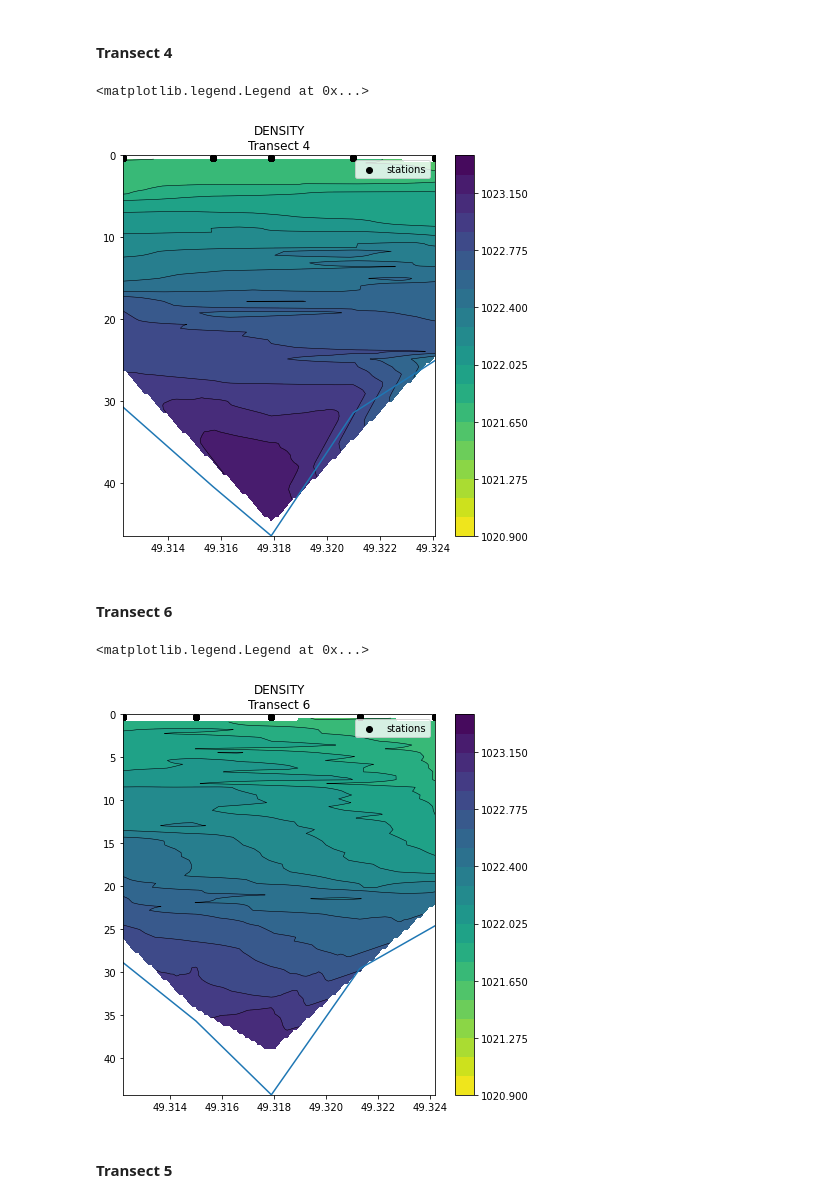
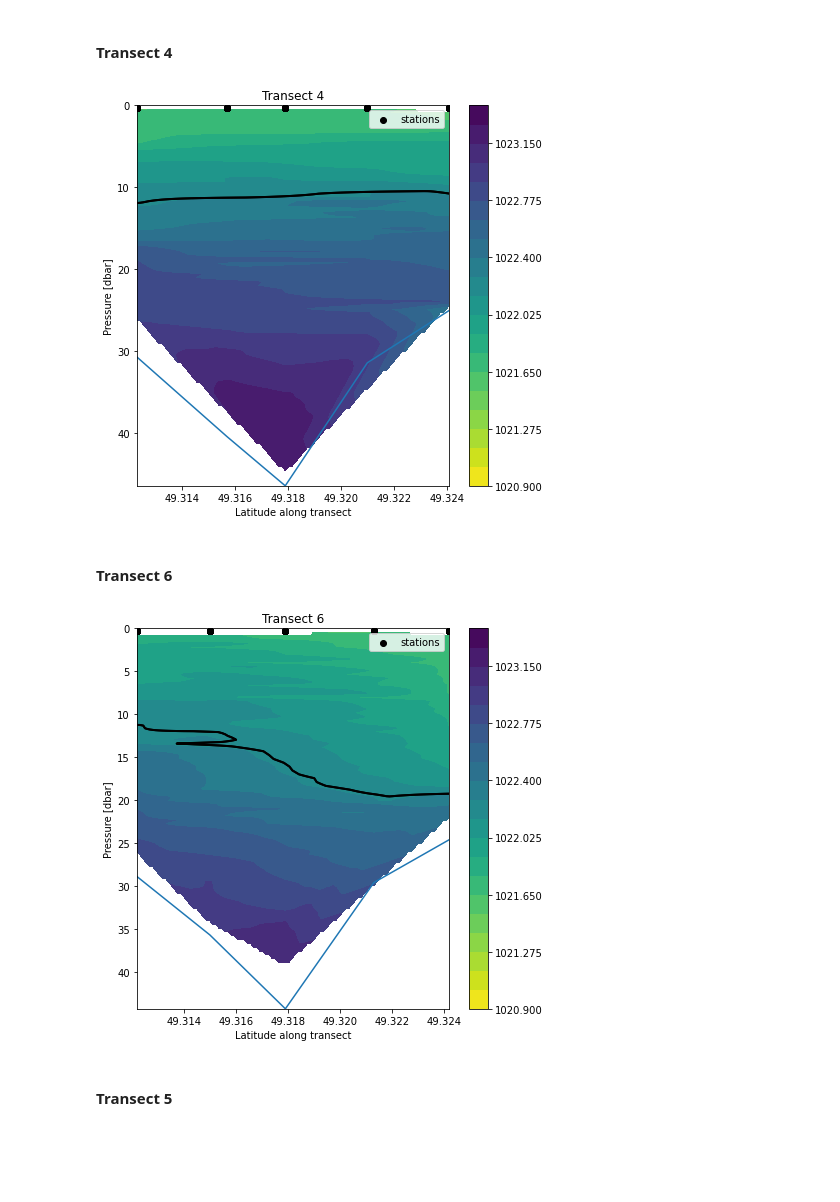
Before and after one commit to rbeutel/EOSC573, a Jupyter notebook: project/CTDanalysis.ipynb, the cells around one changed output. Saved outputs shown, nothing was run; the diff lists cells and outputs as text; code cells hidden in the pictures; blank space fills up the shorter version.

```diff
--- a/project/CTDanalysis.ipynb
+++ b/project/CTDanalysis.ipynb
@@ -289,47 +260,22 @@ yi = np.linspace(0, max(bottomdepth), ngridy)
 zi = griddata((lat, seadepth), density, (xi[None, :], yi[:, None]), method='linear')
 
 plt.figure(figsize=(7,7))
-plt.contour(xi, yi, zi, levels, linewidths=0.5, colors='k')
+plt.contour(xi, yi, zi, [1022.25,1022.2501], linewidths=2, colors='k', label='jet extent')
+# plt.contour(xi, yi, zi, levels, linewidths=0.5, colors='k')
 plt.contourf(xi, yi, zi, levels, cmap="viridis_r")
 plt.colorbar(boundaries=np.linspace(Dmin, Dmax, 21))
 #depth
 plt.plot(bottomlat, bottomdepth)
 plt.axis([min(lat),max(lat),max(bottomdepth),0])
-plt.title('DENSITY\nTransect 4')
-
+plt.title('Transect 4')
+plt.ylabel('Pressure [dbar]')
+plt.xlabel('Latitude along transect')
 plt.scatter(lat,top, c='k', label='stations')
 plt.legend()
 
-#SALINITY
-# Linearly interpolate the data (x, y) on a grid defined by (xi, yi).
-# zi = griddata((lat, seadepth), salinity, (xi[None, :], yi[:, None]), method='linear')
-
-# plt.figure(figsize=(20,10))
-
-# plt.subplot(1,2,1)
-# plt.contour(xi, yi, zi, levels=14, linewidths=0.5, colors='k')
-# plt.contourf(xi, yi, zi, levels=14, cmap="RdBu_r")
-# plt.colorbar()
-# #depth
-# plt.plot(bottomlat, bottomdepth)
-# plt.axis([min(lat),max(lat),max(bottomdepth),0])
-# plt.title('SALINITY\nTransect 2')
-
-# #TEMPERATURE
-# # Linearly interpolate the data (x, y) on a grid defined by (xi, yi).
-# zi = griddata((lat, seadepth), temperature, (xi[None, :], yi[:, None]), method='linear')
-
-# plt.subplot(1,2,2)
-# plt.contour(xi, yi, zi, levels=14, linewidths=0.5, colors='k')
-# plt.contourf(xi, yi, zi, levels=14, cmap="RdBu_r")
-# plt.colorbar()
-# #depth
-# plt.plot(bottomlat, bottomdepth)
-# plt.axis([min(lat),max(lat),max(bottomdepth),0])
-# plt.title('TEMPERATURE\nTransect 2')
+plt.savefig('rho_tr4.png')
 # %% [output]
-<matplotlib.legend.Legend at 0x...>
-[figure, old version]
+[figure, new version]
 # %% [markdown]
 #### Transect 6
 # %%
@@ -345,56 +291,31 @@ bottomlat = list(dict.fromkeys([df.lat[i] for i in range(len(df)) if df.transect
 # %%
 # Create grid values first.
 ngridx = 100
 ngridy = 100
 xi = np.linspace(min(lat),max(lat), ngridx)
 yi = np.linspace(0, max(bottomdepth), ngridy)
 
 #DENSITY
 # Linearly interpolate the data (x, y) on a grid defined by (xi, yi).
 zi = griddata((lat, seadepth), density, (xi[None, :], yi[:, None]), method='linear')
 
 plt.figure(figsize=(7,7))
-plt.contour(xi, yi, zi, levels, linewidths=0.5, colors='k')
+plt.contour(xi, yi, zi, [1022.25,1022.2501], linewidths=2, colors='k', label='jet extent')
+# plt.contour(xi, yi, zi, levels, linewidths=0.5, colors='k')
 plt.contourf(xi, yi, zi, levels, cmap="viridis_r")
 plt.colorbar(boundaries=np.linspace(Dmin, Dmax, 21))
 #depth
 plt.plot(bottomlat, bottomdepth)
 plt.axis([min(lat),max(lat),max(bottomdepth),0])
-plt.title('DENSITY\nTransect 6')
-
+plt.title('Transect 6')
+plt.ylabel('Pressure [dbar]')
+plt.xlabel('Latitude along transect')
 plt.scatter(lat,top, c='k', label='stations')
 plt.legend()
 
-# #SALINITY
-# # Linearly interpolate the data (x, y) on a grid defined by (xi, yi).
-# zi = griddata((lat, seadepth), salinity, (xi[None, :], yi[:, None]), method='linear')
-
-# plt.figure(figsize=(20,10))
-
-# plt.subplot(1,2,1)
-# plt.contour(xi, yi, zi, levels=14, linewidths=0.5, colors='k')
-# plt.contourf(xi, yi, zi, levels=14, cmap="RdBu_r")
-# plt.colorbar()
-# #depth
-# plt.plot(bottomlat, bottomdepth)
-# plt.axis([min(lat),max(lat),max(bottomdepth),0])
-# plt.title('SALINITY\nTransect 2b')
-
-# #TEMPERATURE
-# # Linearly interpolate the data (x, y) on a grid defined by (xi, yi).
-# zi = griddata((lat, seadepth), temperature, (xi[None, :], yi[:, None]), method='linear')
-
-# plt.subplot(1,2,2)
-# plt.contour(xi, yi, zi, levels=14, linewidths=0.5, colors='k')
-# plt.contourf(xi, yi, zi, levels=14, cmap="RdBu_r")
-# plt.colorbar()
-# #depth
-# plt.plot(bottomlat, bottomdepth)
-# plt.axis([min(lat),max(lat),max(bottomdepth),0])
-# plt.title('TEMPERATURE\nTransect 2b')
+plt.savefig('rho_tr6.png')
 # %% [output]
-<matplotlib.legend.Legend at 0x...>
-[figure, old version]
+[figure, new version]
 # %% [markdown]
 #### Transect 5
 # %%
```
Also changed, not shown: parts of 24 cells of this notebook, 1 other file.
